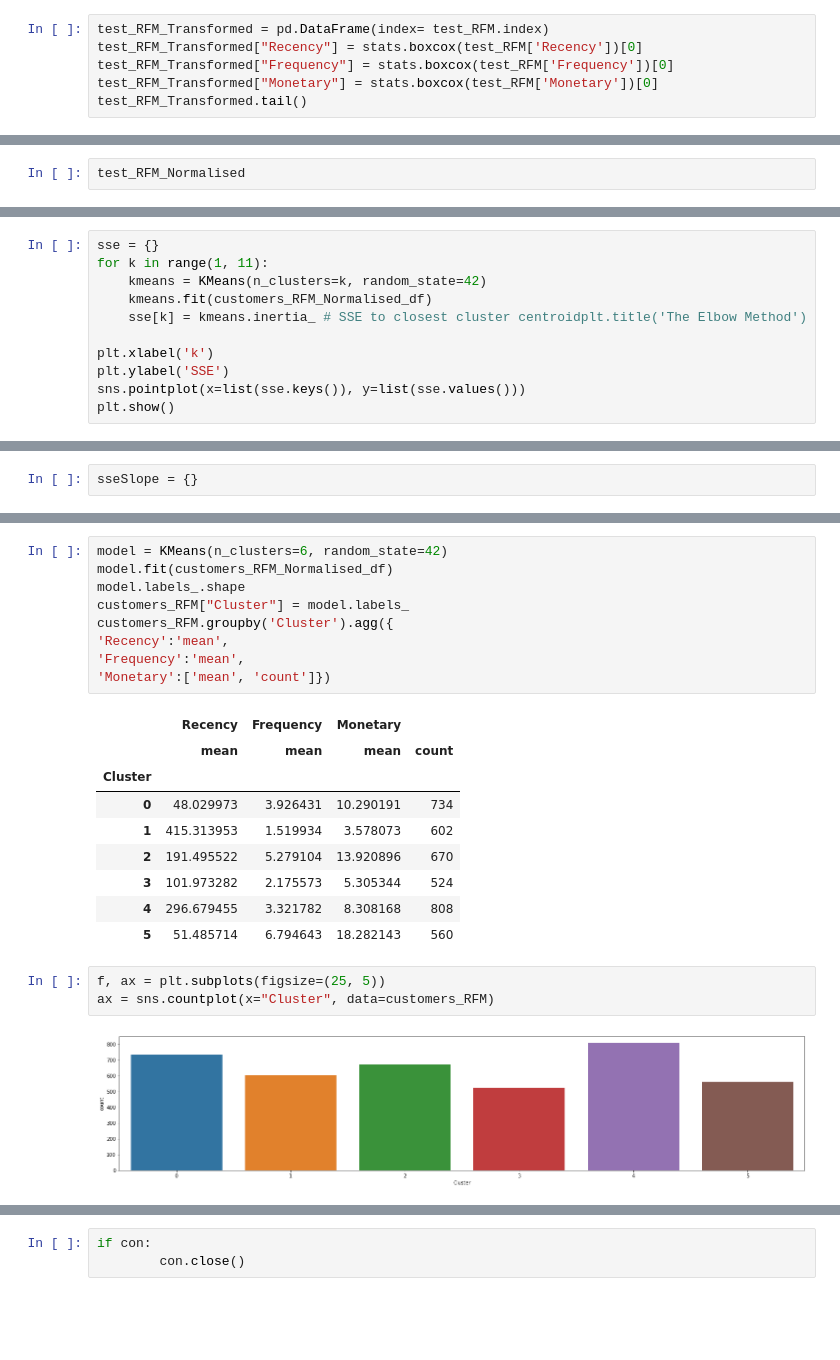
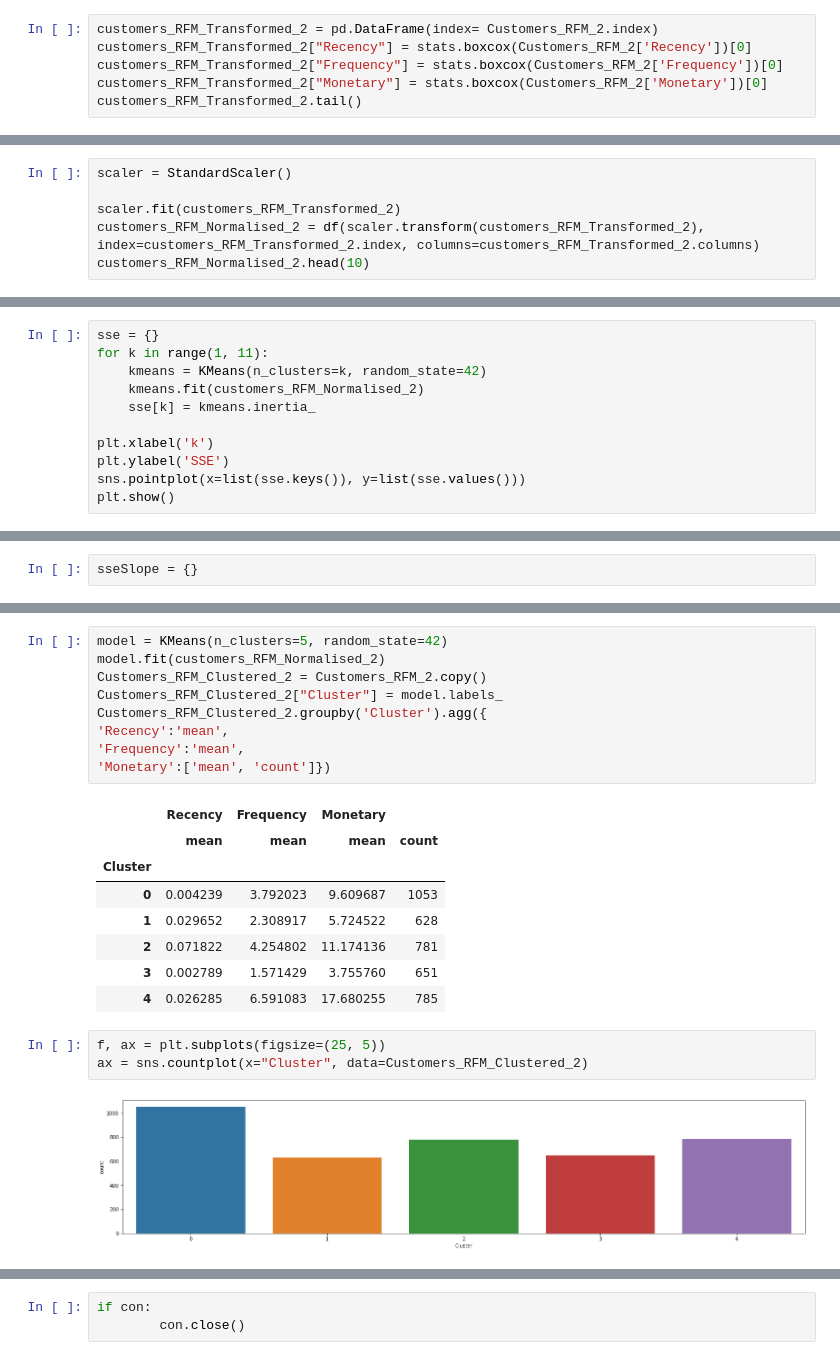
Before and after one commit to khalilvandian/Grocery_Store, a Jupyter notebook: GroceryStore_Analysis.ipynb, the cells around one changed output, grey strips where cells are left out. Saved outputs shown, nothing was run; the diff lists cells and outputs as text; blank space fills up the shorter version.

```diff
--- a/GroceryStore_Analysis.ipynb
+++ b/GroceryStore_Analysis.ipynb
@@ -157,11 +139,11 @@ customers_RFM_Transformed.tail()
 | 4999 | 2.132343 | 2.725071 | 5.191431 |
 | 5000 | 17.690836 | 1.412097 | 2.988455 |
 # %%
-test_RFM_Transformed = pd.DataFrame(index= test_RFM.index)
-test_RFM_Transformed["Recency"] = stats.boxcox(test_RFM['Recency'])[0]
-test_RFM_Transformed["Frequency"] = stats.boxcox(test_RFM['Frequency'])[0]
-test_RFM_Transformed["Monetary"] = stats.boxcox(test_RFM['Monetary'])[0]
-test_RFM_Transformed.tail()
+customers_RFM_Transformed_2 = pd.DataFrame(index= Customers_RFM_2.index)
+customers_RFM_Transformed_2["Recency"] = stats.boxcox(Customers_RFM_2['Recency'])[0]
+customers_RFM_Transformed_2["Frequency"] = stats.boxcox(Customers_RFM_2['Frequency'])[0]
+customers_RFM_Transformed_2["Monetary"] = stats.boxcox(Customers_RFM_2['Monetary'])[0]
+customers_RFM_Transformed_2.tail()
 # %% [output]
 |  | Recency | Frequency | Monetary |
 | MemberId |  |  |  |
@@ -239,3 +209,7 @@ print(test_RFM_Normalised.std(axis = 0).round(2)) # [1. 1. 1.]
 # %%
-test_RFM_Normalised
+scaler = StandardScaler()
+
+scaler.fit(customers_RFM_Transformed_2)
+customers_RFM_Normalised_2 = df(scaler.transform(customers_RFM_Transformed_2), index=customers_RFM_Transformed_2.index, columns=customers_RFM_Transformed_2.columns)
+customers_RFM_Normalised_2.head(10)
 # %% [output]
@@ -334,8 +294,8 @@ plot_axes.scatter3D(customers_RFM_Normalised_df['Recency'], customers_RFM_Normal
 sse = {}
 for k in range(1, 11):
     kmeans = KMeans(n_clusters=k, random_state=42)
-    kmeans.fit(customers_RFM_Normalised_df)
-    sse[k] = kmeans.inertia_ # SSE to closest cluster centroidplt.title('The Elbow Method')
+    kmeans.fit(customers_RFM_Normalised_2)
+    sse[k] = kmeans.inertia_
 
 plt.xlabel('k')
 plt.ylabel('SSE')
@@ -364,9 +323,9 @@ sns.scatterplot(x=customers_RFM_Normalised_df['Recency'], y=customers_RFM_Normal
 # %%
-model = KMeans(n_clusters=6, random_state=42)
-model.fit(customers_RFM_Normalised_df)
-model.labels_.shape
-customers_RFM["Cluster"] = model.labels_
-customers_RFM.groupby('Cluster').agg({
+model = KMeans(n_clusters=5, random_state=42)
+model.fit(customers_RFM_Normalised_2)
+Customers_RFM_Clustered_2 = Customers_RFM_2.copy()
+Customers_RFM_Clustered_2["Cluster"] = model.labels_
+Customers_RFM_Clustered_2.groupby('Cluster').agg({
 'Recency':'mean',
 'Frequency':'mean',
 'Monetary':['mean', 'count']})
@@ -374,15 +333,14 @@ customers_RFM.groupby('Cluster').agg({
 |  | Recency | Frequency | Monetary |  |
 |  | mean | mean | mean | count |
 | Cluster |  |  |  |  |
-| 0 | 48.029973 | 3.926431 | 10.290191 | 734 |
-| 1 | 415.313953 | 1.519934 | 3.578073 | 602 |
-| 2 | 191.495522 | 5.279104 | 13.920896 | 670 |
-| 3 | 101.973282 | 2.175573 | 5.305344 | 524 |
-| 4 | 296.679455 | 3.321782 | 8.308168 | 808 |
-| 5 | 51.485714 | 6.794643 | 18.282143 | 560 |
+| 0 | 0.004239 | 3.792023 | 9.609687 | 1053 |
+| 1 | 0.029652 | 2.308917 | 5.724522 | 628 |
+| 2 | 0.071822 | 4.254802 | 11.174136 | 781 |
+| 3 | 0.002789 | 1.571429 | 3.755760 | 651 |
+| 4 | 0.026285 | 6.591083 | 17.680255 | 785 |
 # %%
 f, ax = plt.subplots(figsize=(25, 5))
-ax = sns.countplot(x="Cluster", data=customers_RFM)
+ax = sns.countplot(x="Cluster", data=Customers_RFM_Clustered_2)
 # %% [output]
-[figure, old version]
+[figure, new version]
 # %%
```
Also changed, not shown: parts of 26 cells of this notebook.
